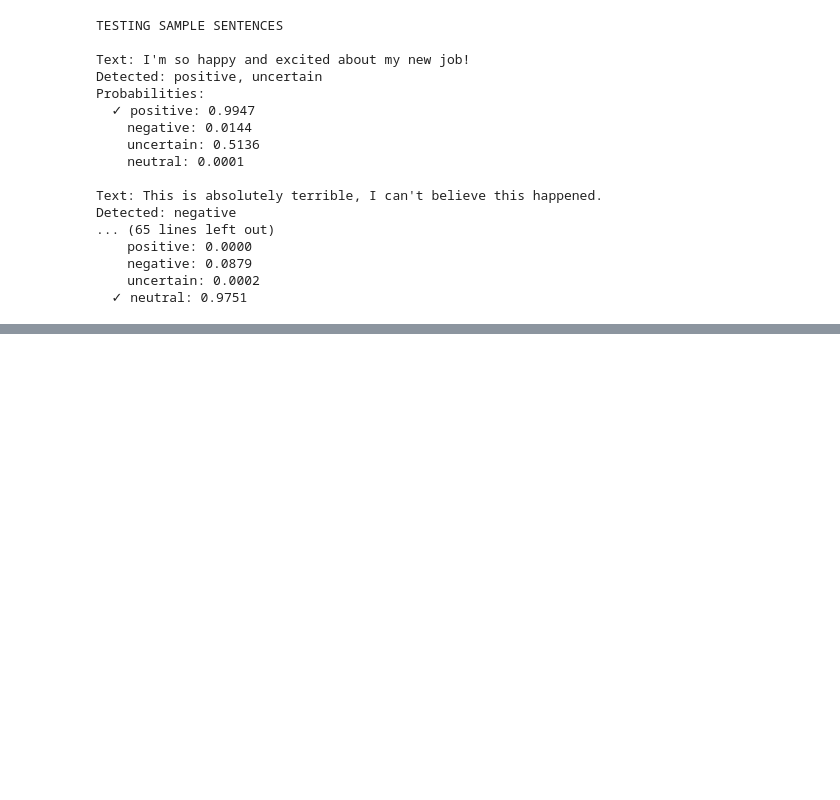
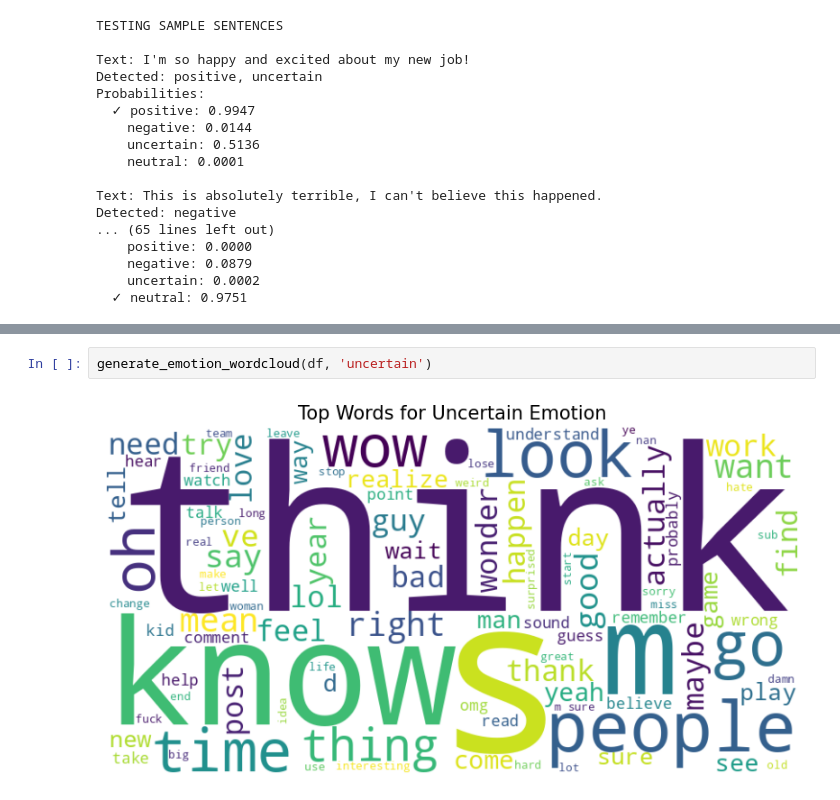
Before and after one commit to SydAt1/Emotion_Detection_AML, a Jupyter notebook: retraining_LSTM.ipynb, the cells around one changed output, grey strips where cells are left out. Drawn from its saved outputs; the diff is of its cells as text; blank space fills up the shorter version.

```diff
--- a/retraining_LSTM.ipynb
+++ b/retraining_LSTM.ipynb
@@ -521,0 +613,4 @@ Detected: negative
+# %%
+generate_emotion_wordcloud(df, 'uncertain')
+# %% [output]
+[figure, added]
```
Also changed, not shown: parts of 16 cells of this notebook.
